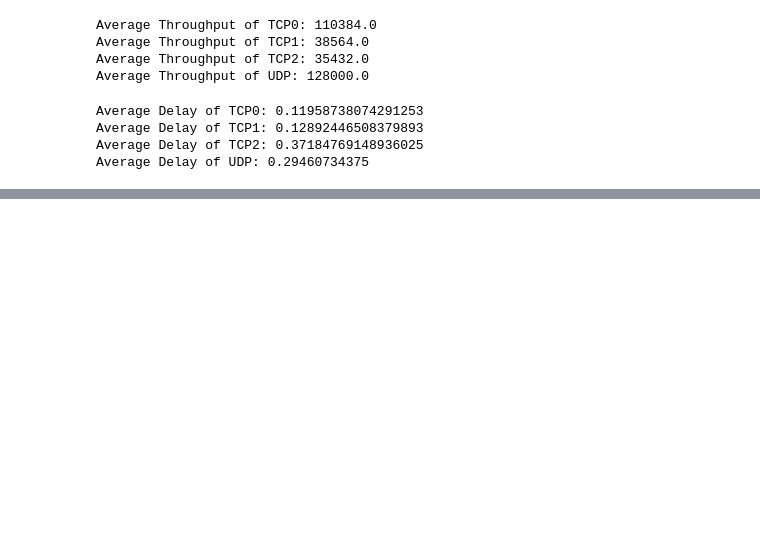
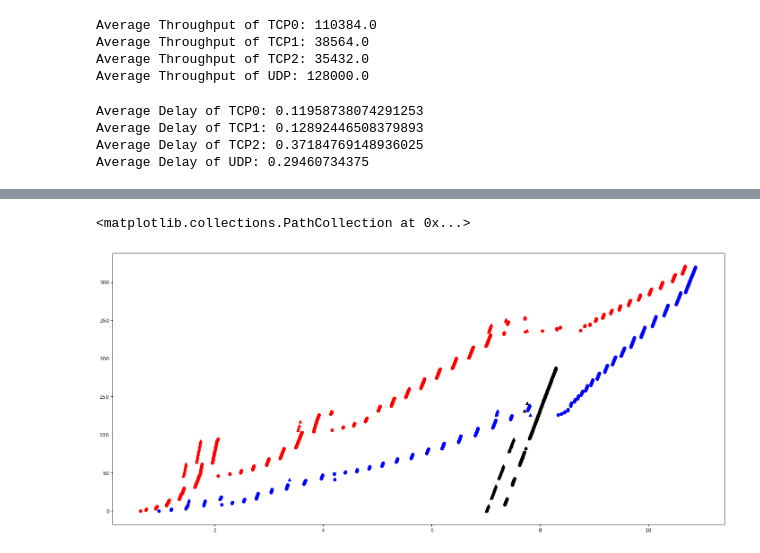
Before and after one commit to vietanhtran2710/network-performance-evaluation, a Jupyter notebook: data.ipynb, the cells around one changed output, grey strips where cells are left out. Cells and saved outputs as stored; diff of their text form; code cells hidden in the pictures; blank space fills up the shorter version.

```diff
--- a/data.ipynb
+++ b/data.ipynb
@@ -76,0 +114,11 @@ Average Delay of UDP: 0.29460734375
+# %%
+fig, ax = plt.subplots(figsize=(22, 10), dpi=80)
+plt.scatter([float(item[TIME]) for item in tcp1r], [int(item[SEQ_NUM]) for item in tcp1r], c='red', label='TCP1')
+plt.scatter([float(item[TIME]) for item in drop1], [int(item[SEQ_NUM]) for item in drop1], marker='^', c='red', label='TCP1 Drop')
+plt.scatter([float(item[TIME]) for item in tcp2r], [int(item[SEQ_NUM]) for item in tcp2r], c='blue', label='TCP2')
+plt.scatter([float(item[TIME]) for item in drop2], [int(item[SEQ_NUM]) for item in drop2], marker='^', c='blue', label='TCP2 Drop')
+plt.scatter([float(item[TIME]) for item in udpR], [int(item[SEQ_NUM]) for item in udpR], c='black', label='UDP')
+plt.scatter([float(item[TIME]) for item in dropUDP], [int(item[SEQ_NUM]) for item in dropUDP], marker='^', c='black', label='UDP Drop')
+# %% [output]
+<matplotlib.collections.PathCollection at 0x...>
+[figure, added]
```
Also changed, not shown: parts of 2 cells of this notebook, 1 other file.
